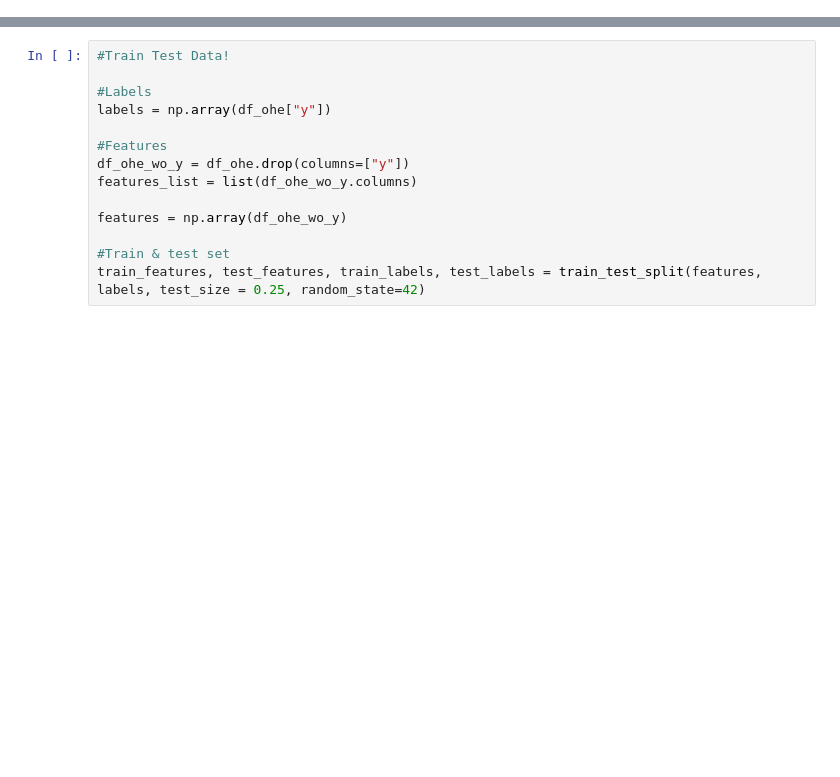
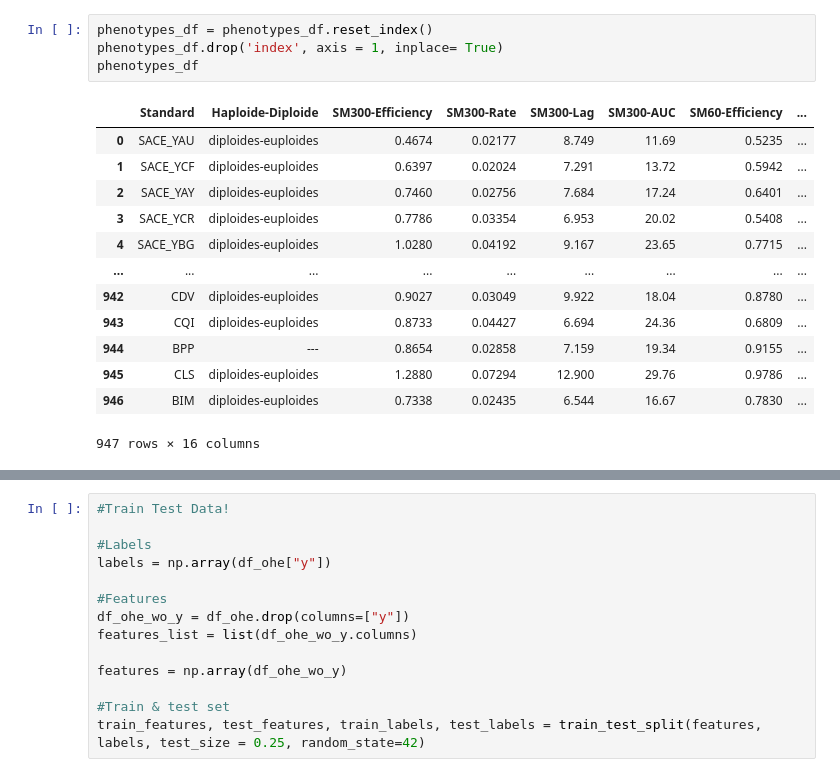
Before and after one commit to Khaldrem/sc_regmod, a Jupyter notebook: notebooks/2_models/random_forest.ipynb, the cells around one changed output, grey strips where cells are left out. Drawn from its saved outputs; the diff is of its cells as text; blank space fills up the shorter version.

```diff
--- a/notebooks/2_models/random_forest.ipynb
+++ b/notebooks/2_models/random_forest.ipynb
@@ -17,0 +37,18 @@ data = read_phylip_file("/home/khaldrem/code/sc_regmod/dataset/anova/YBL088C.phy
+# %%
+phenotypes_df = phenotypes_df.reset_index()
+phenotypes_df.drop('index', axis = 1, inplace= True)
+phenotypes_df
+# %% [output]
+|  | Standard | Haploide-Diploide | SM300-Efficiency | SM300-Rate | SM300-Lag | SM300-AUC | SM60-Efficiency | ... |
+| 0 | SACE_YAU | diploides-euploides | 0.4674 | 0.02177 | 8.749 | 11.69 | 0.5235 | ... |
+| 1 | SACE_YCF | diploides-euploides | 0.6397 | 0.02024 | 7.291 | 13.72 | 0.5942 | ... |
+| 2 | SACE_YAY | diploides-euploides | 0.7460 | 0.02756 | 7.684 | 17.24 | 0.6401 | ... |
+| 3 | SACE_YCR | diploides-euploides | 0.7786 | 0.03354 | 6.953 | 20.02 | 0.5408 | ... |
+| 4 | SACE_YBG | diploides-euploides | 1.0280 | 0.04192 | 9.167 | 23.65 | 0.7715 | ... |
+| ... | ... | ... | ... | ... | ... | ... | ... | ... |
+| 942 | CDV | diploides-euploides | 0.9027 | 0.03049 | 9.922 | 18.04 | 0.8780 | ... |
+| 943 | CQI | diploides-euploides | 0.8733 | 0.04427 | 6.694 | 24.36 | 0.6809 | ... |
+| 944 | BPP | --- | 0.8654 | 0.02858 | 7.159 | 19.34 | 0.9155 | ... |
+| 945 | CLS | diploides-euploides | 1.2880 | 0.07294 | 12.900 | 29.76 | 0.9786 | ... |
+| 946 | BIM | diploides-euploides | 0.7338 | 0.02435 | 6.544 | 16.67 | 0.7830 | ... |
+947 rows × 16 columns
```
Also changed, not shown: parts of 15 cells of this notebook, 12 other files.
